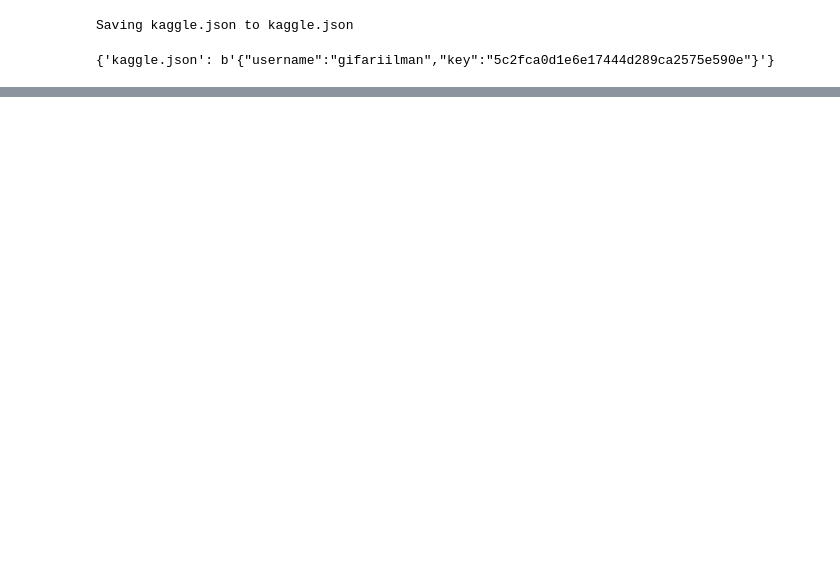
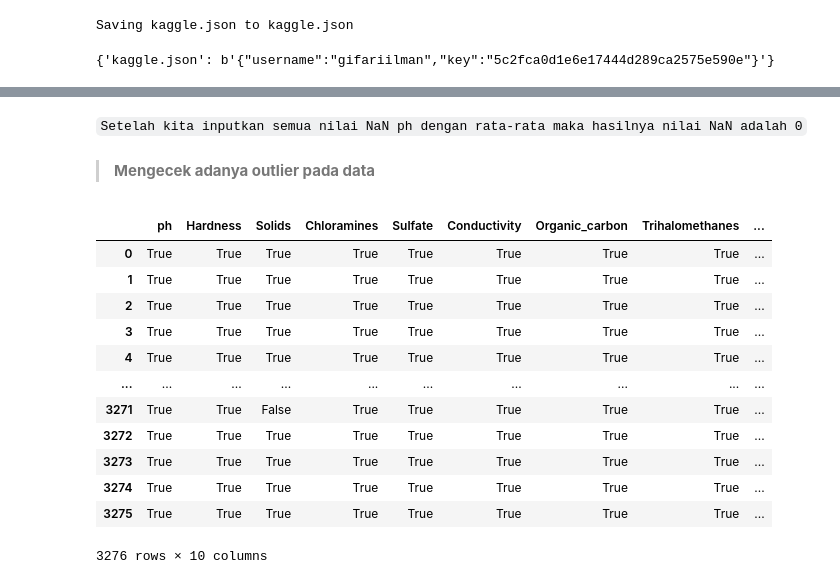
Before and after one commit to ilman79/predict_salary_Indonesia, a Jupyter notebook: Predict_salary_Indonesia.ipynb, the cells around one changed output, grey strips where cells are left out. Drawn from its saved outputs; the diff is of its cells as text; code cells hidden in the pictures; blank space fills up the shorter version.

```diff
--- a/Predict_salary_Indonesia.ipynb
+++ b/Predict_salary_Indonesia.ipynb
@@ -88,0 +137,4 @@ dtype: int64
+# %%
+dataset.ph.fillna(value=dataset.ph.mean(), inplace=True)
+dataset.Sulfate.fillna(value=dataset.Sulfate.mean(), inplace=True)
+dataset.Trihalomethanes.fillna(value=dataset.Trihalomethanes.mean(), inplace=True)
@@ -88,0 +155,28 @@ dtype: int64
+# %% [markdown]
+`Setelah kita inputkan semua nilai NaN ph dengan rata-rata maka hasilnya nilai NaN adalah 0`
+# %% [markdown]
+> **Mengecek adanya outlier pada data**
+# %%
+Q1 = (dataset).quantile(0.25)
+Q3 = (dataset).quantile(0.75)
+IQR = Q3 - Q1
+
+maximum = Q3 + (1.5*IQR)
+minimum = Q1 - (1.5*IQR)
+
+kondisi_lower_than = dataset < maximum
+kondisi_more_than = dataset > minimum
+# %% [output]
+|  | ph | Hardness | Solids | Chloramines | Sulfate | Conductivity | Organic_carbon | Trihalomethanes | ... |
+| 0 | True | True | True | True | True | True | True | True | ... |
+| 1 | True | True | True | True | True | True | True | True | ... |
+| 2 | True | True | True | True | True | True | True | True | ... |
+| 3 | True | True | True | True | True | True | True | True | ... |
+| 4 | True | True | True | True | True | True | True | True | ... |
+| ... | ... | ... | ... | ... | ... | ... | ... | ... | ... |
+| 3271 | True | True | False | True | True | True | True | True | ... |
+| 3272 | True | True | True | True | True | True | True | True | ... |
+| 3273 | True | True | True | True | True | True | True | True | ... |
+| 3274 | True | True | True | True | True | True | True | True | ... |
+| 3275 | True | True | True | True | True | True | True | True | ... |
+3276 rows × 10 columns
```
Also changed, not shown: parts of 22 cells of this notebook.
